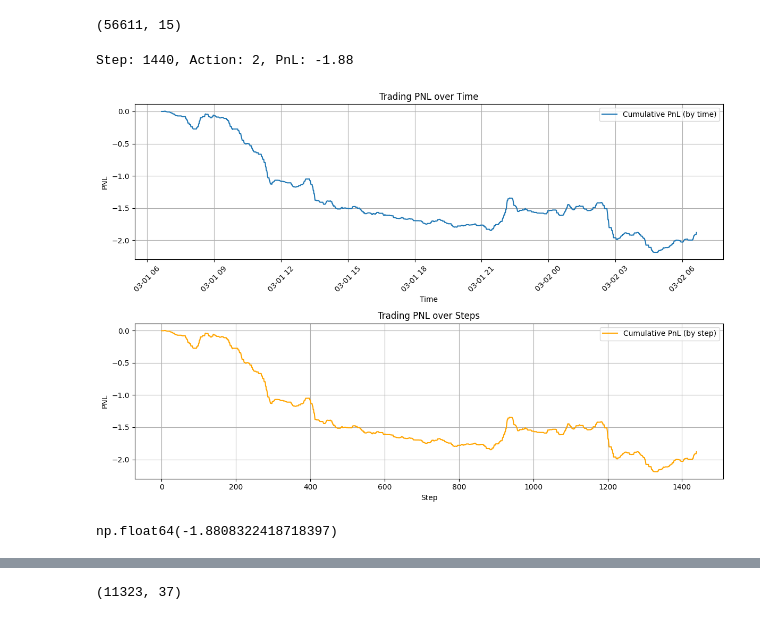
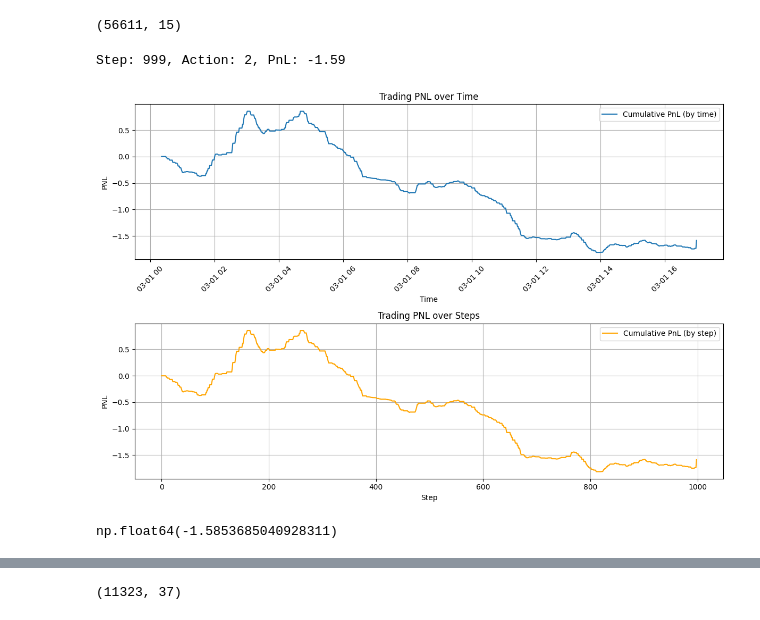
Before and after one commit to MaximSinyaev/TradingRL, a Jupyter notebook: 1. base_rl_test.ipynb, the cells around one changed output, grey strips where cells are left out. Cells and saved outputs as stored; diff of their text form; code cells hidden in the pictures.

```diff
--- a/1. base_rl_test.ipynb
+++ b/1. base_rl_test.ipynb
@@ -63,7 +63,7 @@ from IPython.display import clear_output
 
 sample_start_point = data.sample(n=1).index[0]
 sample_start_point = 0
-N_TEST = 2000
+N_TEST = 1000
 
 # Предположим, что features уже загружены
 env = TradingEnvV1(
@@ -121,39 +121,39 @@ while not done:
         axs[1].legend()
 
         plt.tight_layout()
         plt.show()
 
 clear_output(wait=True)
 print(f"Step: {i}, Action: {action}, PnL: {env.pnl:.2f}")
 
 fig, axs = plt.subplots(2, 1, figsize=(12, 8), sharey=True)
 
 # График 1: PnL по времени
 axs[0].plot(timestamps, rewards, label='Cumulative PnL (by time)')
 axs[0].set_xlabel("Time")
 axs[0].set_ylabel("PNL")
 axs[0].set_title("Trading PNL over Time")
 axs[0].tick_params(axis='x', rotation=45)
 axs[0].grid(True)
 axs[0].legend()
 
 # График 2: PnL по шагам
 axs[1].plot(range(len(rewards)), rewards, label='Cumulative PnL (by step)', color='orange')
 axs[1].set_xlabel("Step")
 axs[1].set_ylabel("PNL")
 axs[1].set_title("Trading PNL over Steps")
 axs[1].grid(True)
 axs[1].legend()
 
 plt.tight_layout()
 plt.show()
 # %% [output]
-Step: 1440, Action: 2, PnL: -1.88
+Step: 999, Action: 2, PnL: -1.59
-[figure, old version]
+[figure, new version]
 # %%
 env.pnl
 # %% [output]
-np.float64(-1.8808322418718397)
+np.float64(-1.5853685040928311)
 # %%
 TOP_N = 99
 
```
Also changed, not shown: parts of 29 cells of this notebook, 4 other files.
